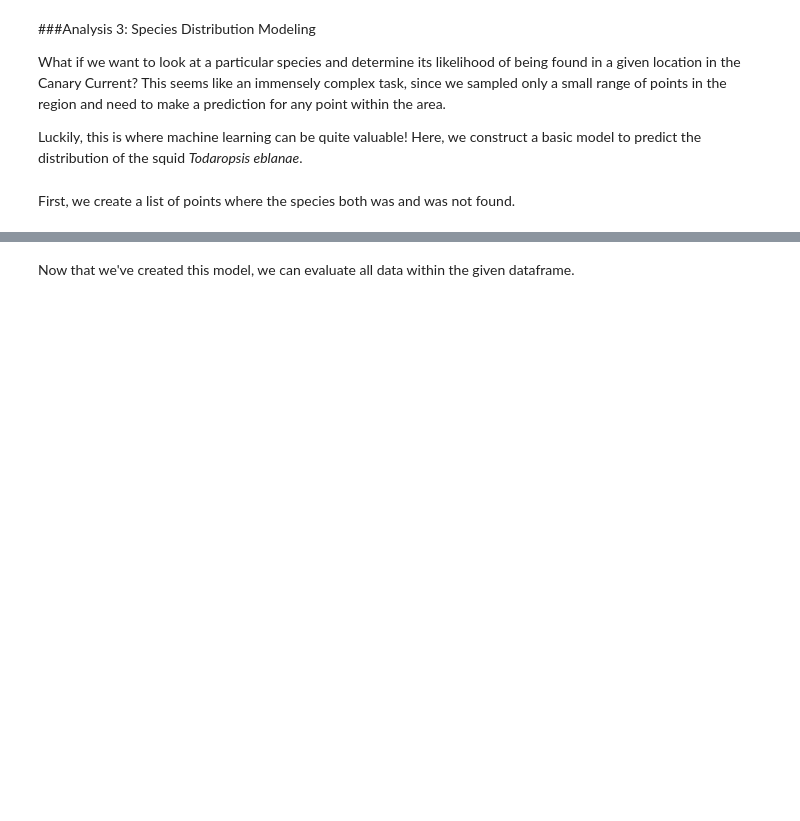
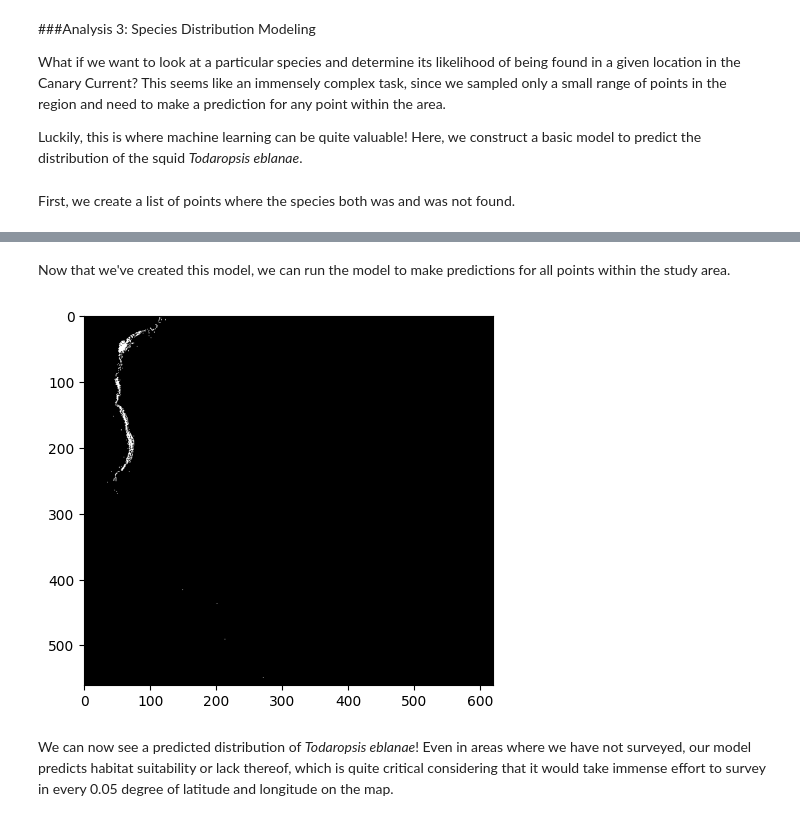
Before and after one commit to EliTaub1/bio108_tutorial, a Jupyter notebook: cephalopod_salinity.ipynb, the cells around one changed output, grey strips where cells are left out. Drawn from its saved outputs; the diff is of its cells as text; code cells hidden in the pictures; blank space fills up the shorter version.

Commit message:
Added functional plot of RandomForest SDM

```diff
--- a/cephalopod_salinity.ipynb
+++ b/cephalopod_salinity.ipynb
@@ -278,12 +278,12 @@ First, we create a list of points where the species both was and was not found.
 #Create locations where study species was found
 tod_ebl_locations = cephalopod_locations[cephalopod_locations["Species"] == "Todaropsis eblanae"]
 tod_ebl_locations = tod_ebl_locations.drop_duplicates(subset = "geometry") #remove duplicate locations
-tod_ebl_locations["tod_ebl"] = "TRUE"
+tod_ebl_locations["tod_ebl"] = True
 
 #Create locations where study species was not found
 other_locations = cephalopod_locations[~ cephalopod_locations["geometry"].isin(tod_ebl_locations.geometry)]
 other_locations = other_locations.drop_duplicates(subset = "geometry") #remove duplicate locations
-other_locations["tod_ebl"] = "FALSE"
+other_locations["tod_ebl"] = False
 
 #Combine dataframes into single entry
 frame_concat = [tod_ebl_locations, other_locations]
@@ -304,20 +322,34 @@ predaccuracy = [pred == testtarget]
 # %% [markdown]
-Now that we've created this model, we can evaluate all data within the given dataframe.
+Now that we've created this model, we can run the model to make predictions for all points within the study area.
 # %%
-###WORK IN PROGRESS: NEED TO SEE HOW TO CONVERT BACK TO A VERSION WHICH CAN BE PLOTTED AND THUS VISUALIZED
-###ALSO, WOULD BE BETTER TO QUANTIFY PERCENT LIKELYHOOD OF TRUE OR FALSE IF POSSIBLE, UNSURE HOW TO DO THAT
+###WOULD BE BETTER TO QUANTIFY PERCENT LIKELYHOOD OF TRUE OR FALSE IF POSSIBLE, UNSURE HOW TO DO THAT
 
 tif_filenames = os.listdir(save_folder)
 
+#create a placeholder array of zeroes to hold the data from the environmental variables
 holderArray = np.zeros((12, 561, 621))
 i = 0
 
 for filename in tif_filenames:
   #open with rasterio
   variable_raster = rasterio.open((save_folder + filename))
+  #add data from raster to the holderArray
   holderArray[[i]] = variable_raster.read(1)
   i = i + 1
 
+#reformat the data to have 348381 rows with each of the 12 envrionmental variables
 newHolder = pd.DataFrame(holderArray.reshape(12, 348381).transpose(1,0))
 
-holderpred = model.predict(testdata)
+#use our random forest model on the new data
+holderpred = model.predict(newHolder)
+#reformat the new data to be plottable by coercing to be integer
+holderpred = holderpred.reshape(561,621).astype(int)
+
+#plot our model
+plt.figure()
+plt.imshow(holderpred, cmap="gray")
+plt.show()
+# %% [output]
+[figure, added]
+# %% [markdown]
+We can now see a predicted distribution of *Todaropsis eblanae*! Even in areas where we have not surveyed, our model predicts habitat suitability or lack thereof, which is quite critical considering that it would take immense effort to survey in every 0.05 degree of latitude and longitude on the map.
```
Also changed, not shown: parts of 1 cell of this notebook.
